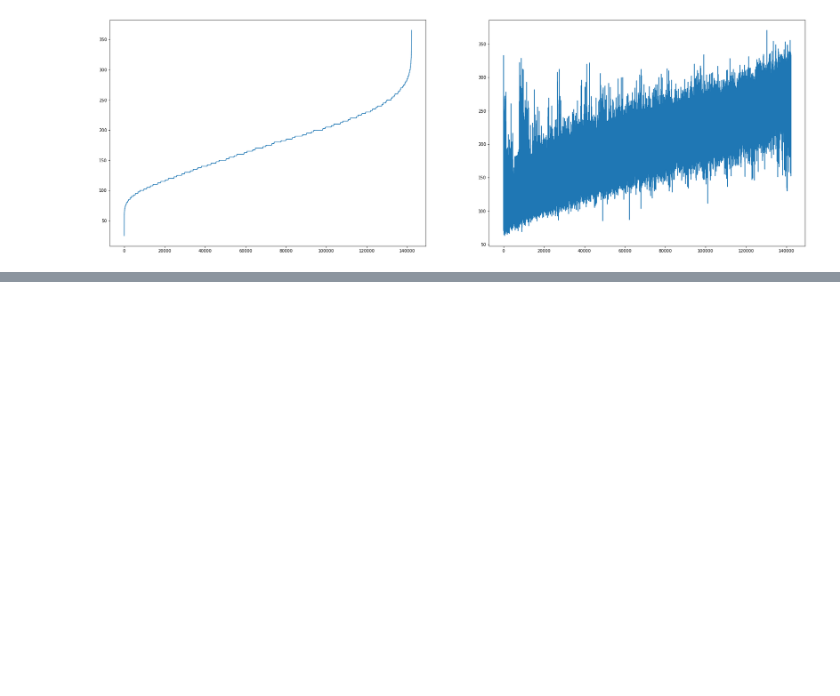
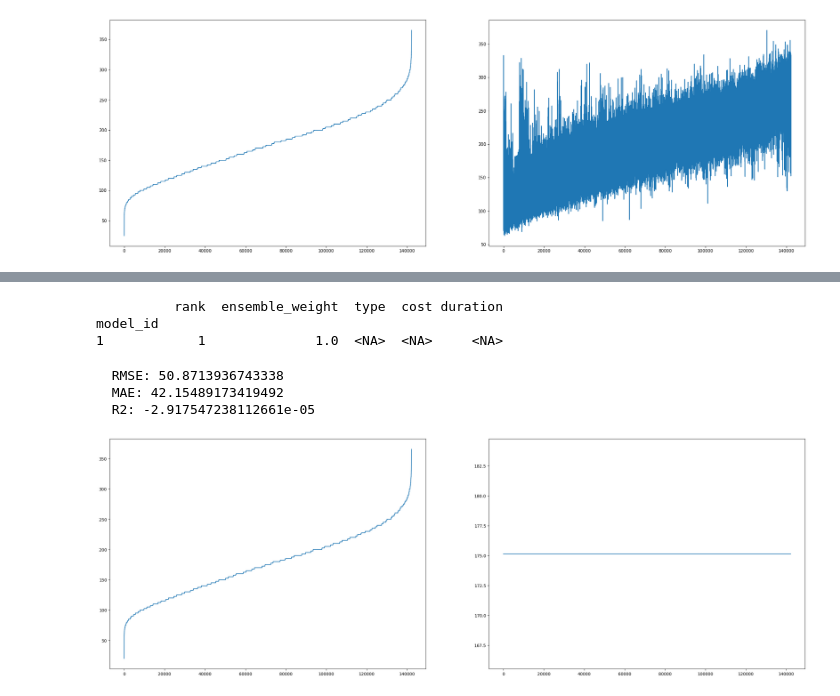
Before and after one commit to maluwastaken/Intro-Data-Science, a Jupyter notebook: classification.ipynb, the cells around one changed output, grey strips where cells are left out. Cells and saved outputs as stored; diff of their text form; code cells hidden in the pictures; blank space fills up the shorter version.

Commit message:
feat: autosklearn written

```diff
--- a/classification.ipynb
+++ b/classification.ipynb
@@ -297,12 +292,6 @@ class Objective(object):
 def train(model, X_train, y_train, X_val, y_val, X_test, y_test, param_distributions={}):
     logging.basicConfig(level=logging.WARN)
     logger = logging.getLogger(__name__)
-
-    def eval_metrics(actual, pred):
-        rmse = np.sqrt(mean_squared_error(actual, pred))
-        mae = mean_absolute_error(actual, pred)
-        r2 = r2_score(actual, pred)
-        return rmse, mae, r2
 
     warnings.filterwarnings("ignore")
     np.random.seed(40)
@@ -401,0 +393,5 @@ train(LinearSVR, X_train, y_train, X_val, y_val, X_test, y_test)
+# %%
+automl = autosklearn.regression.AutoSklearnRegressor(
+    tmp_folder="/tmp/autosklearn_regression_example_tmp",
+)
+automl.fit(X_train, y_train, dataset_name="powerlifting")
@@ -401,0 +412,22 @@ train(LinearSVR, X_train, y_train, X_val, y_val, X_test, y_test)
+# %%
+print(automl.leaderboard())
+# %% [output]
+          rank  ensemble_weight  type  cost duration
+model_id
+1            1              1.0  <NA>  <NA>     <NA>
+# %%
+pred = automl.predict(X_val)
+(rmse, mae, r2) = eval_metrics(y_val, pred)
+print("  RMSE: %s" % rmse)
+print("  MAE: %s" % mae)
+print("  R2: %s" % r2)
+b = pd.DataFrame({'True':y_val, 'Pred':pred}).sort_values(by='True').reset_index()
+fig, ax = plt.subplots(1, 2, figsize=(30,10))
+ax[0].plot(b['True'])
+ax[1].plot(b['Pred'])
+plt.show()
+# %% [output]
+  RMSE: 50.8713936743338
+  MAE: 42.15489173419492
+  R2: -2.917547238112661e-05
+[figure, added]
```
Also changed, not shown: parts of 4 cells of this notebook.
